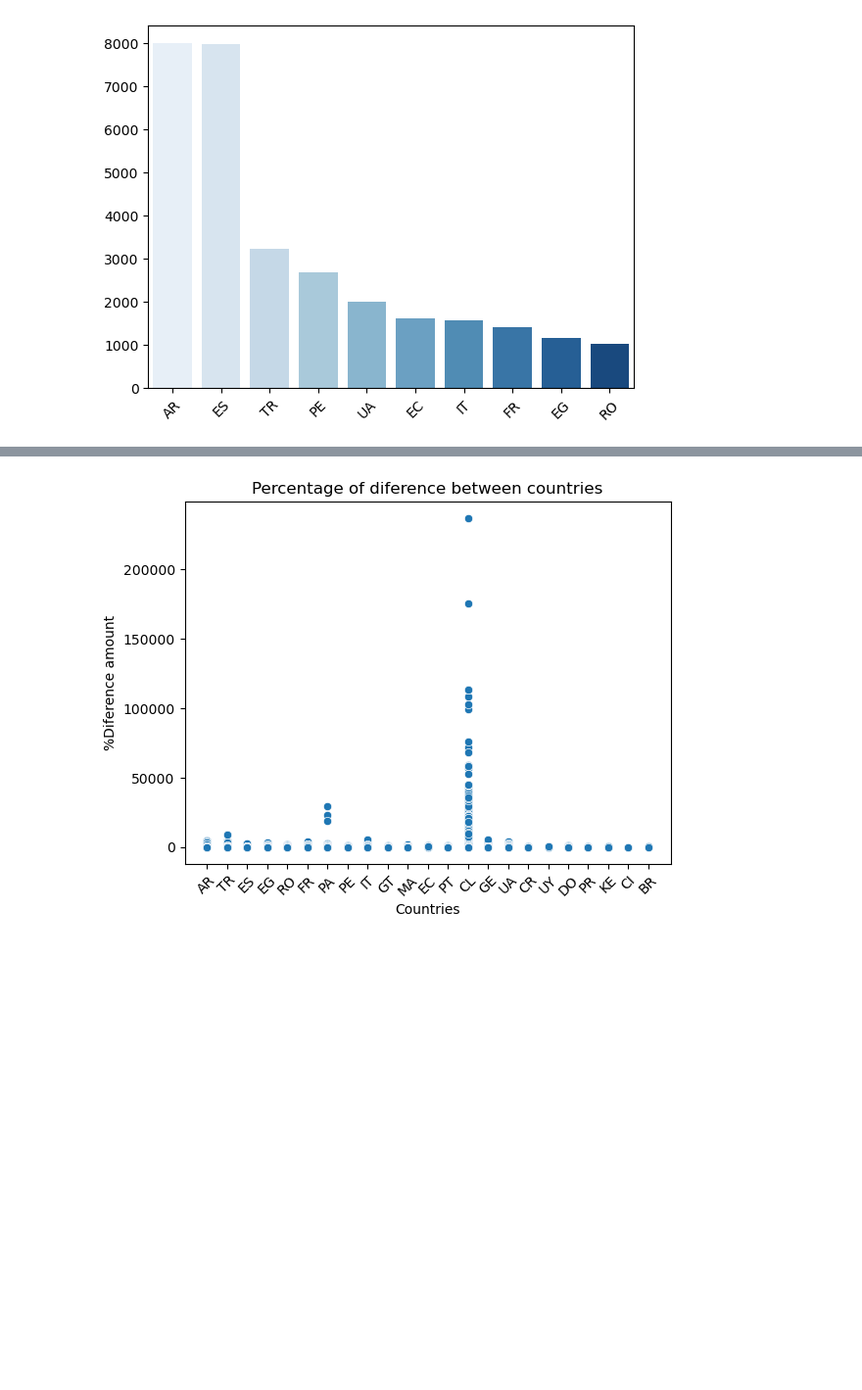
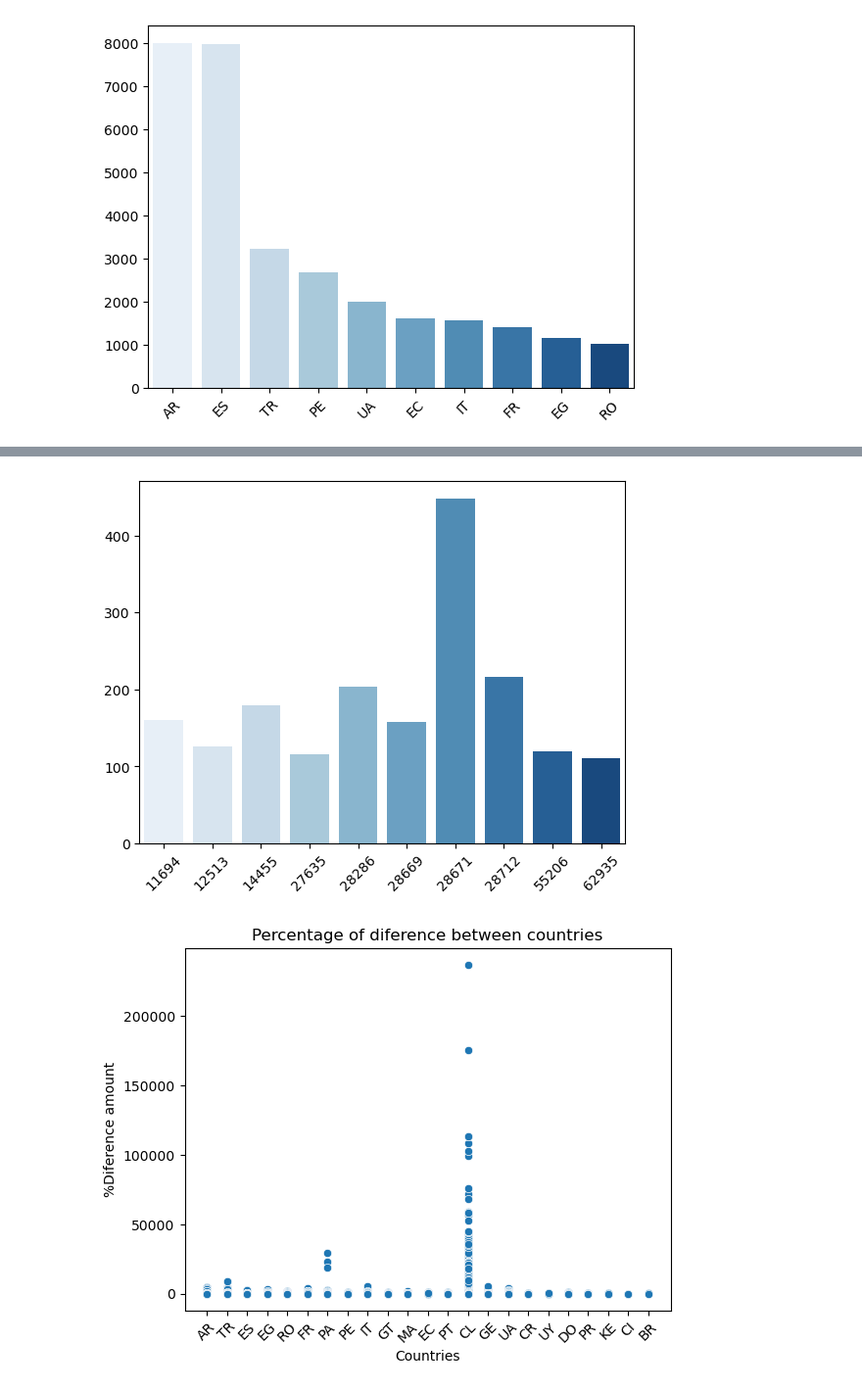
Before and after one commit to UriCVV/products-analytics-delivery-app, a Jupyter notebook: src/data-exploration.ipynb, the cells around one changed output, grey strips where cells are left out. Shown at 98% size. Cells and saved outputs as stored; diff of their text form; code cells hidden in the pictures; blank space fills up the shorter version.

```diff
--- a/src/data-exploration.ipynb
+++ b/src/data-exploration.ipynb
@@ -196,3 +200,7 @@ count_plot(over_authorized_by_country)
+# %%
+count_plot(over_authorized_by_store)
+# %% [output]
+[figure, added]
 # %%
 sns.scatterplot(data=orders, x='country_code', y='money_diference_percentage')
 plt.xticks(rotation=45)
```
Also changed, not shown: parts of 6 cells of this notebook.
